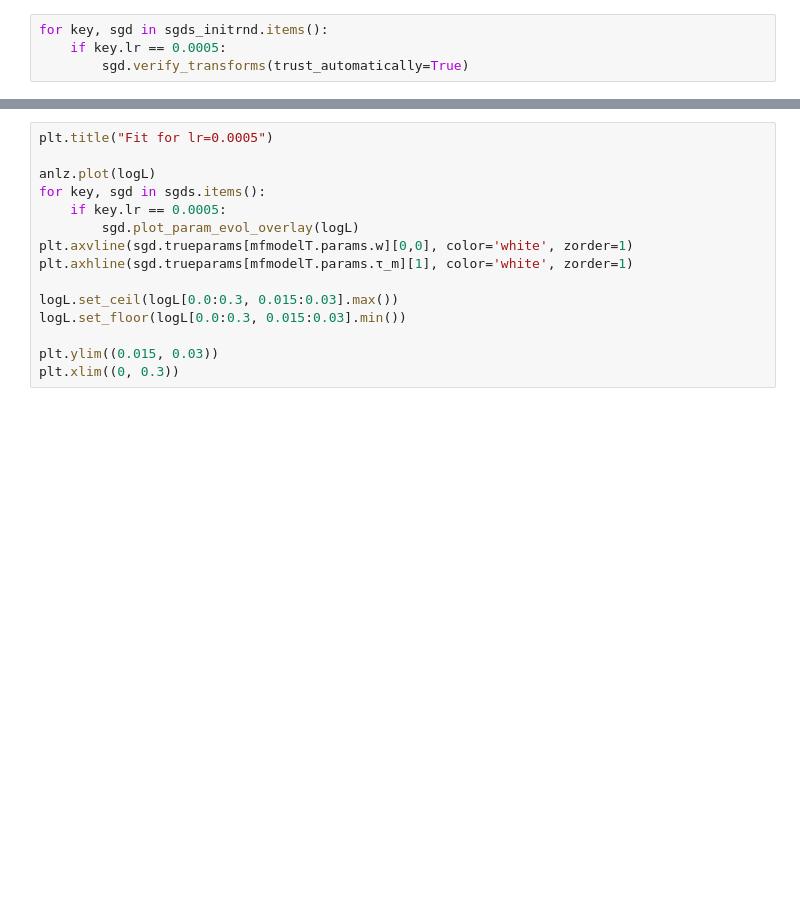
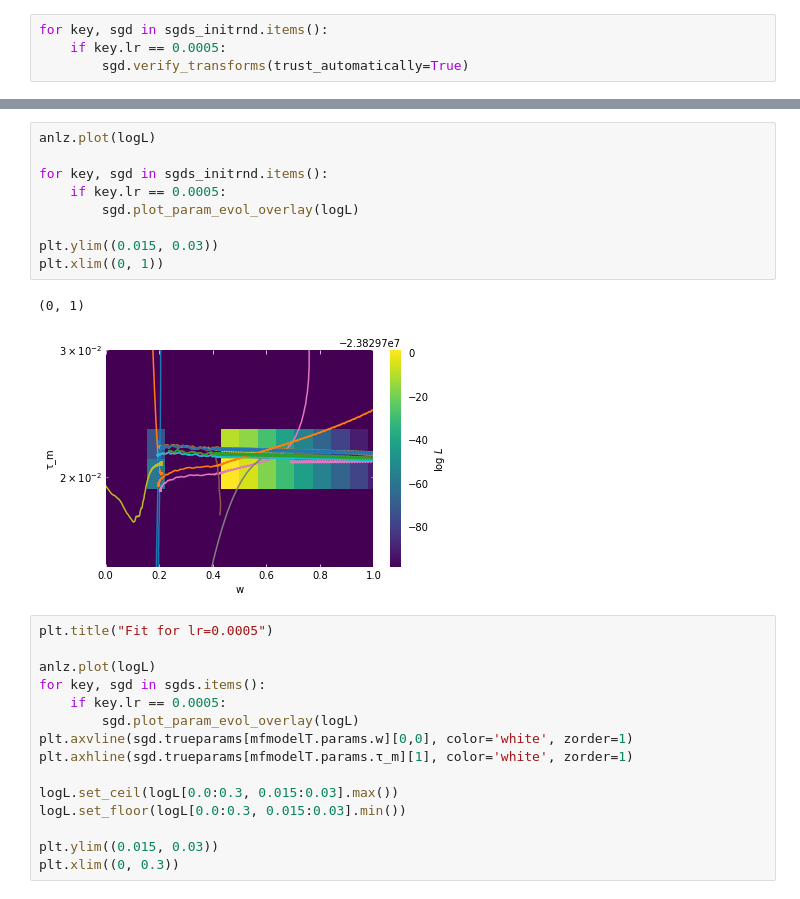
Before and after one commit to mackelab/mesoGIF, a Jupyter notebook: Fits.ipynb, the cells around one changed output, grey strips where cells are left out. Saved outputs shown, nothing was run; the diff lists cells and outputs as text; blank space fills up the shorter version.

```diff
--- a/Fits.ipynb
+++ b/Fits.ipynb
@@ -248,3 +271,15 @@ plt.xlim((0, 1))
+# %%
+anlz.plot(logL)
+
+for key, sgd in sgds_initrnd.items():
+    if key.lr == 0.0005:
+        sgd.plot_param_evol_overlay(logL)
+
+plt.ylim((0.015, 0.03))
+plt.xlim((0, 1))
+# %% [output]
+(0, 1)
+[figure, added]
 # %%
 plt.title("Fit for lr=0.0005")
 
```
Also changed, not shown: parts of 14 cells of this notebook, 3 other files.
